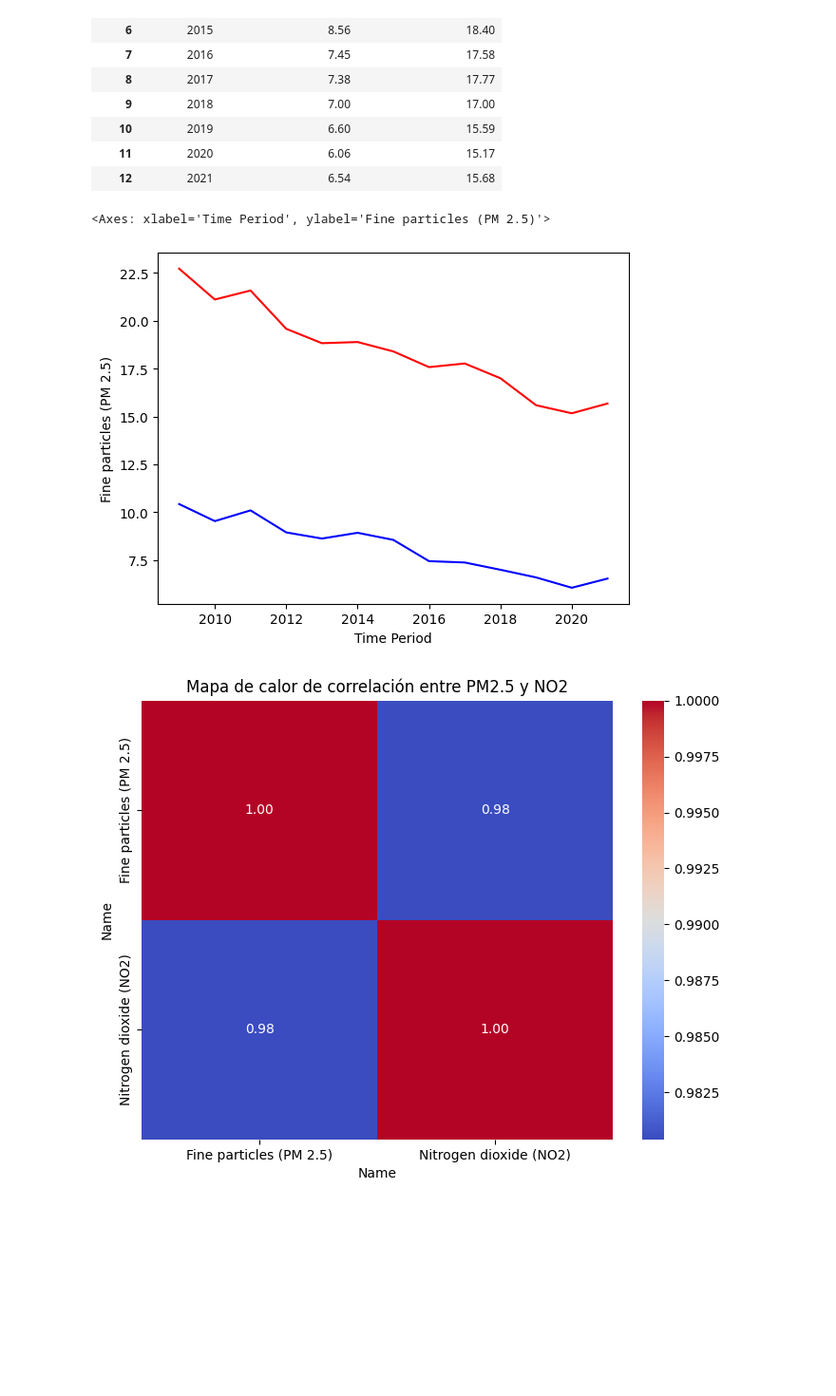
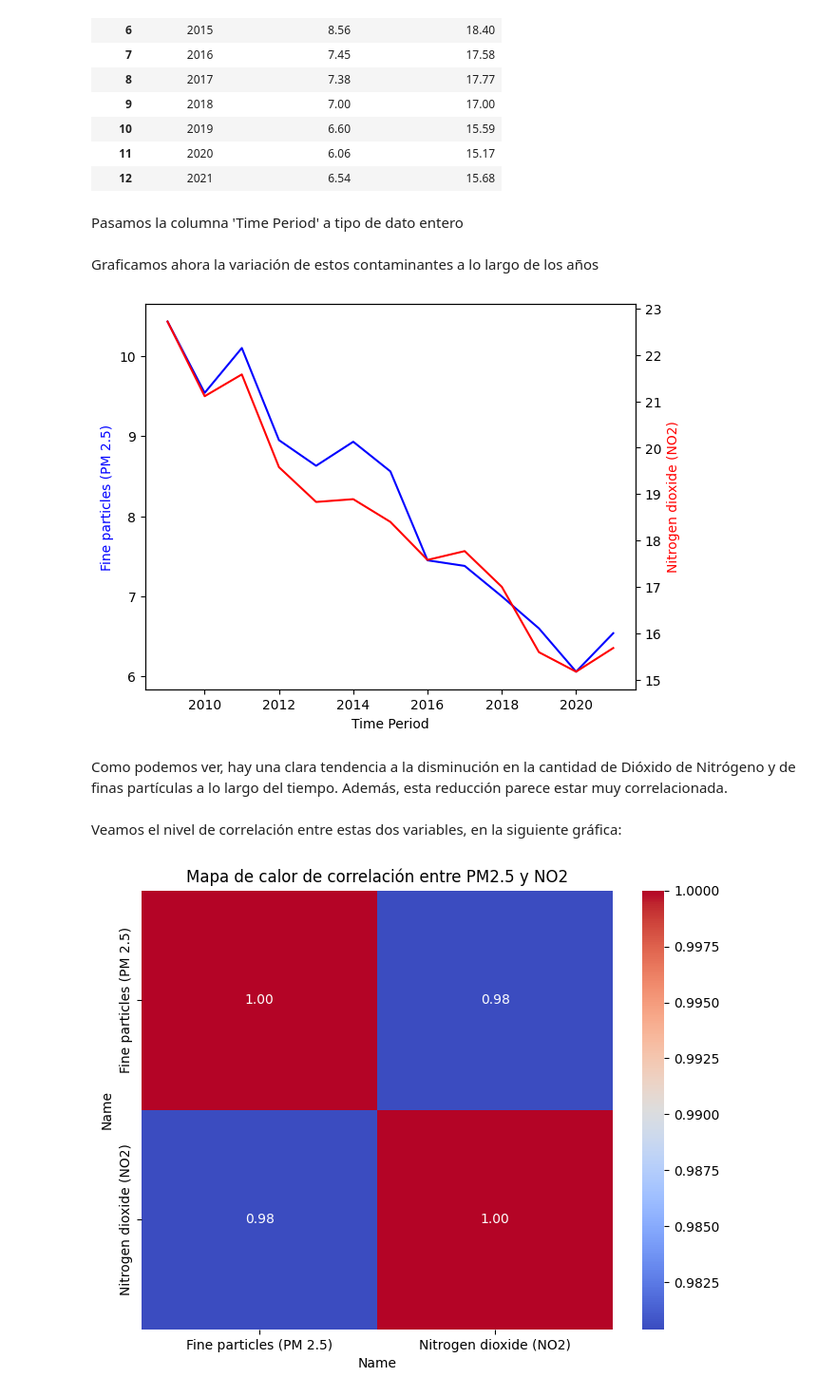
Before and after one commit to R4F43LB/EcoTaxisNYC, a Jupyter notebook: EDA/air_quality_EDA.ipynb, the cells around one changed output. Shown at 95% size. Saved outputs shown, nothing was run; the diff lists cells and outputs as text; code cells hidden in the pictures; blank space fills up the shorter version.

```diff
--- a/EDA/air_quality_EDA.ipynb
+++ b/EDA/air_quality_EDA.ipynb
@@ -422,14 +441,31 @@ df_grouped
 | 10 | 2019 | 6.60 | 15.59 |
 | 11 | 2020 | 6.06 | 15.17 |
 | 12 | 2021 | 6.54 | 15.68 |
+# %% [markdown]
+Pasamos la columna 'Time Period' a tipo de dato entero
 # %%
 df_grouped['Time Period'] = df_grouped['Time Period'].astype(int)
+# %% [markdown]
+Graficamos ahora la variación de estos contaminantes a lo largo de los años
 # %%
-sns.lineplot(data= df_grouped, x='Time Period', y='Fine particles (PM 2.5)', color= 'blue')
-sns.lineplot(data= df_grouped, x='Time Period', y='Nitrogen dioxide (NO2)', color= 'red')
+fig, ax1 = plt.subplots()
+
+sns.lineplot(data=df_grouped, x='Time Period', y='Fine particles (PM 2.5)', color='blue', ax=ax1)
+ax1.set_ylabel('Fine particles (PM 2.5)', color='blue')
+
+ax2 = ax1.twinx()
+sns.lineplot(data=df_grouped, x='Time Period', y='Nitrogen dioxide (NO2)', color='red', ax=ax2)
+ax2.set_ylabel('Nitrogen dioxide (NO2)', color='red')
+
+plt.tight_layout()
+
+plt.show()
 # %% [output]
-<Axes: xlabel='Time Period', ylabel='Fine particles (PM 2.5)'>
-[figure, old version]
+[figure, new version]
+# %% [markdown]
+Como podemos ver, hay una clara tendencia a la disminución en la cantidad de Dióxido de Nitrógeno y de finas partículas a lo largo del tiempo. Además, esta reducción parece estar muy correlacionada.
+# %% [markdown]
+Veamos el nivel de correlación entre estas dos variables, en la siguiente gráfica:
 # %%
 correlation_matrix = df_grouped[['Fine particles (PM 2.5)', 'Nitrogen dioxide (NO2)']].corr()
 
```
Also changed, not shown: parts of 77 cells of this notebook, 3 other files.
